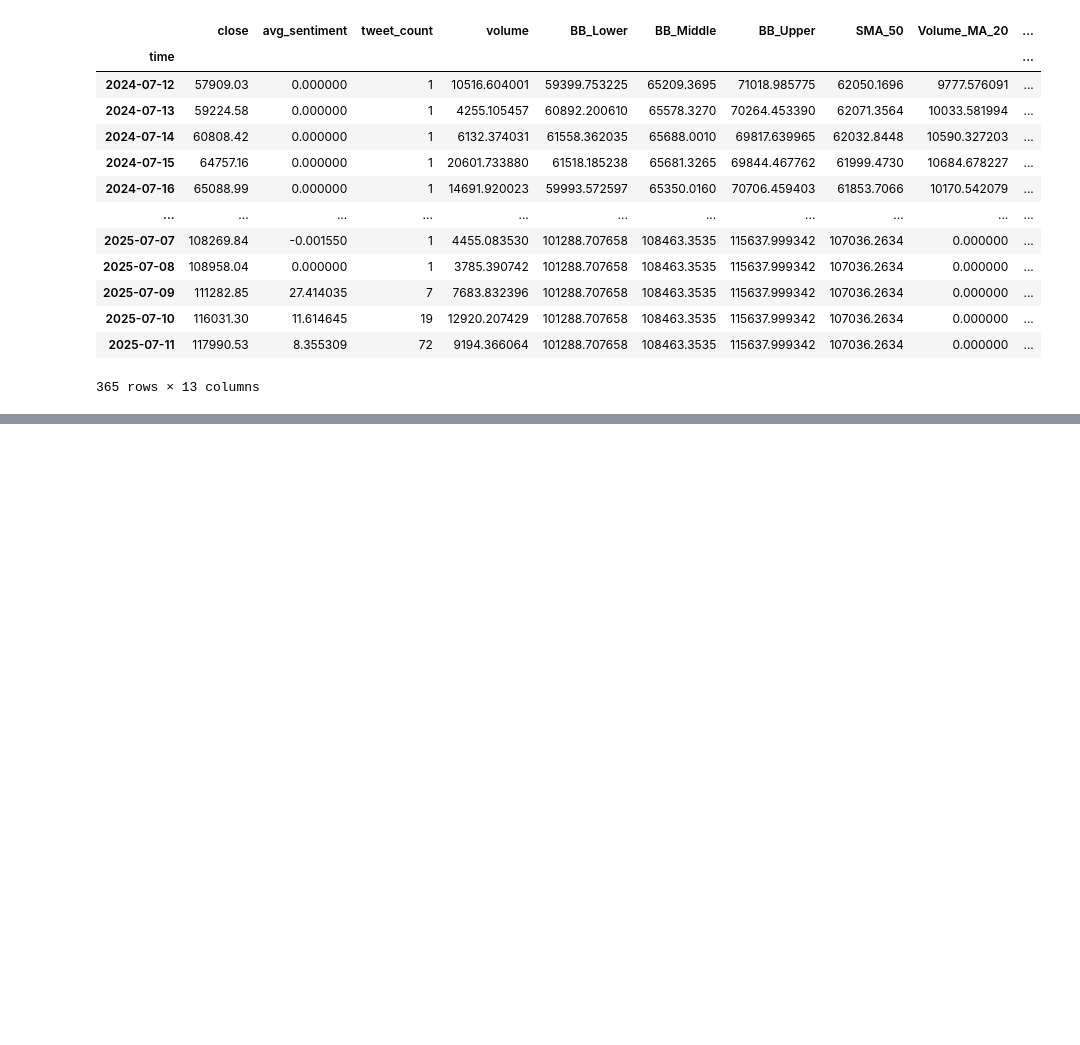
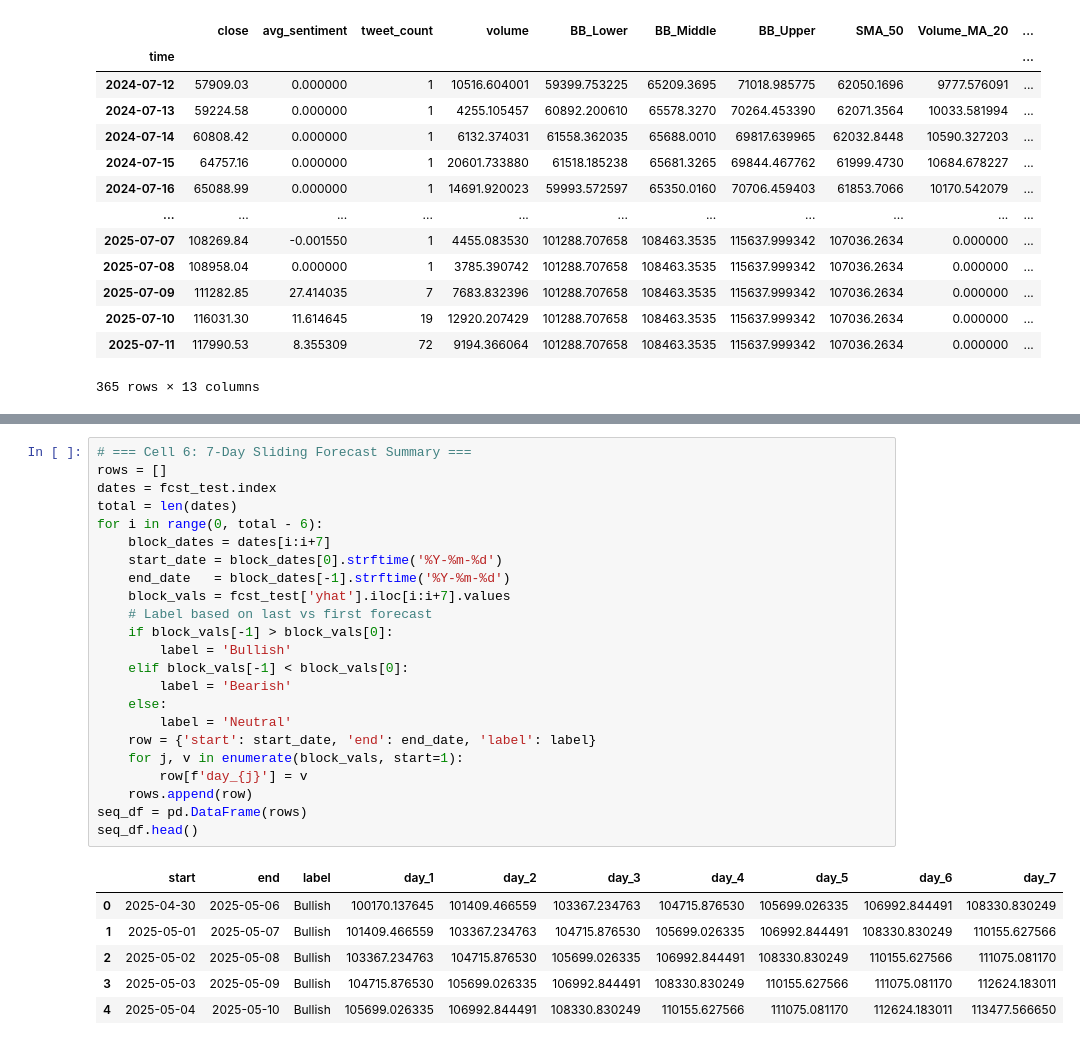
Before and after one commit to kingsuching/cryptoTrading, a Jupyter notebook: prophet.ipynb, the cells around one changed output, grey strips where cells are left out. Saved outputs shown, nothing was run; the diff lists cells and outputs as text; blank space fills up the shorter version.

```diff
--- a/prophet.ipynb
+++ b/prophet.ipynb
@@ -75,0 +124,30 @@ ValueError: Dataframe must have columns "ds" and "y" with the dates and values r
+# %%
+# === Cell 6: 7-Day Sliding Forecast Summary ===
+rows = []
+dates = fcst_test.index
+total = len(dates)
+for i in range(0, total - 6):
+    block_dates = dates[i:i+7]
+    start_date = block_dates[0].strftime('%Y-%m-%d')
+    end_date   = block_dates[-1].strftime('%Y-%m-%d')
+    block_vals = fcst_test['yhat'].iloc[i:i+7].values
+    # Label based on last vs first forecast
+    if block_vals[-1] > block_vals[0]:
+        label = 'Bullish'
+    elif block_vals[-1] < block_vals[0]:
+        label = 'Bearish'
+    else:
+        label = 'Neutral'
+    row = {'start': start_date, 'end': end_date, 'label': label}
+    for j, v in enumerate(block_vals, start=1):
+        row[f'day_{j}'] = v
+    rows.append(row)
+seq_df = pd.DataFrame(rows)
+seq_df.head()
+# %% [output]
+|  | start | end | label | day_1 | day_2 | day_3 | day_4 | day_5 | day_6 | day_7 |
+| 0 | 2025-04-30 | 2025-05-06 | Bullish | 100170.137645 | 101409.466559 | 103367.234763 | 104715.876530 | 105699.026335 | 106992.844491 | 108330.830249 |
+| 1 | 2025-05-01 | 2025-05-07 | Bullish | 101409.466559 | 103367.234763 | 104715.876530 | 105699.026335 | 106992.844491 | 108330.830249 | 110155.627566 |
+| 2 | 2025-05-02 | 2025-05-08 | Bullish | 103367.234763 | 104715.876530 | 105699.026335 | 106992.844491 | 108330.830249 | 110155.627566 | 111075.081170 |
+| 3 | 2025-05-03 | 2025-05-09 | Bullish | 104715.876530 | 105699.026335 | 106992.844491 | 108330.830249 | 110155.627566 | 111075.081170 | 112624.183011 |
+| 4 | 2025-05-04 | 2025-05-10 | Bullish | 105699.026335 | 106992.844491 | 108330.830249 | 110155.627566 | 111075.081170 | 112624.183011 | 113477.566650 |
```
Also changed, not shown: parts of 3 cells of this notebook.
